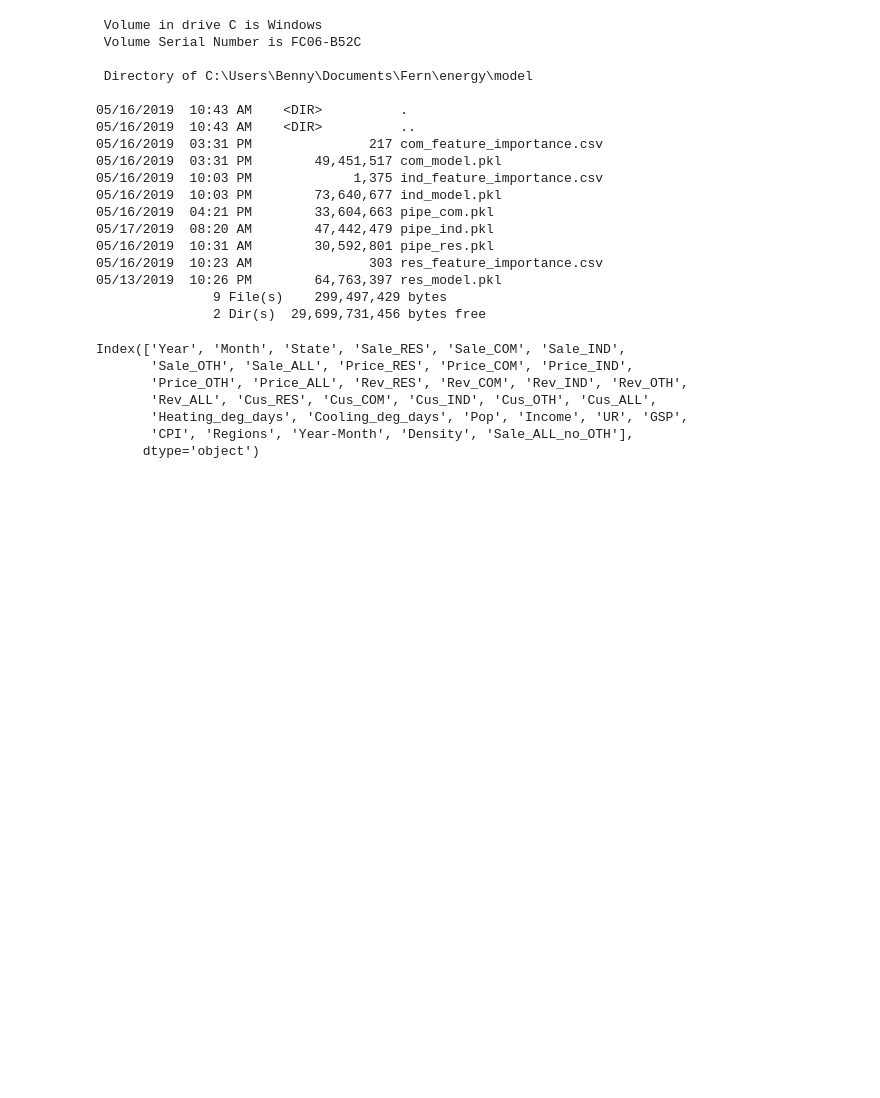
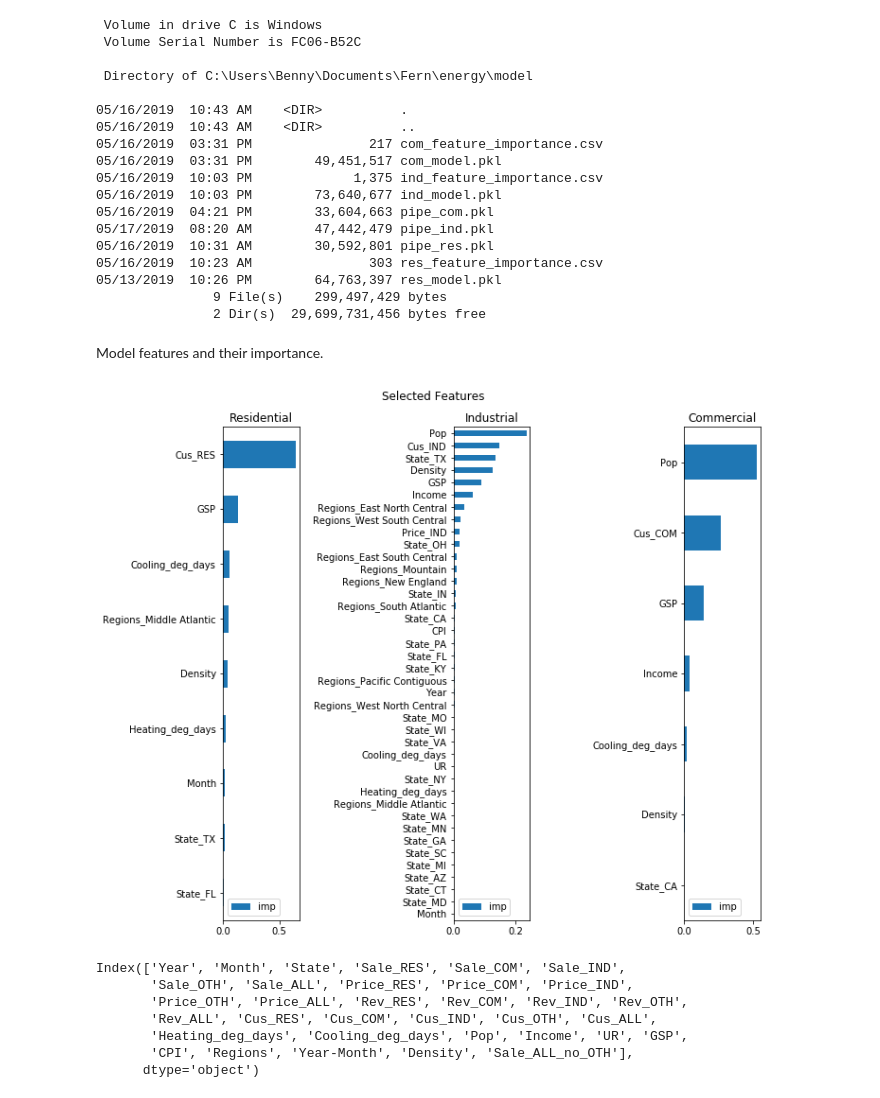
Before and after one commit to worasom/energy_sale_rev, a Jupyter notebook: energy-ML.ipynb, the cells around one changed output. Cells and saved outputs as stored; diff of their text form; code cells hidden in the pictures; blank space fills up the shorter version.

```diff
--- a/energy-ML.ipynb
+++ b/energy-ML.ipynb
@@ -1119,6 +1160,25 @@ m_com = joblib.load(open('model/pipe_com.pkl', 'rb'))
 fi_res = pd.read_csv('model/res_feature_importance.csv')
 fi_ind = pd.read_csv('model/ind_feature_importance.csv')
 fi_com = pd.read_csv('model/com_feature_importance.csv')
+# %% [markdown]
+Model features and their importance.
+# %%
+fig, ax = plt.subplots(1,3, figsize=(10,8))
+
+fi_res.sort_values('imp').plot('cols','imp',kind='barh',ax=ax[0])
+ax[0].set_title('Residential')
+ax[0].set_ylabel(None)
+fi_ind.sort_values('imp').plot('cols','imp',kind='barh',ax=ax[1])
+ax[1].set_title('Industrial')
+ax[1].set_ylabel(None)
+fi_com.sort_values('imp').plot('cols','imp',kind='barh',ax=ax[2])
+ax[2].set_title('Commercial')
+ax[2].set_ylabel(None)
+
+fig.suptitle('Selected Features',y=1.02)
+plt.tight_layout()
+# %% [output]
+[figure, added]
 # %%
 combine.columns
 # %% [output]
```
Also changed, not shown: parts of 4 cells of this notebook, 1 other file.
